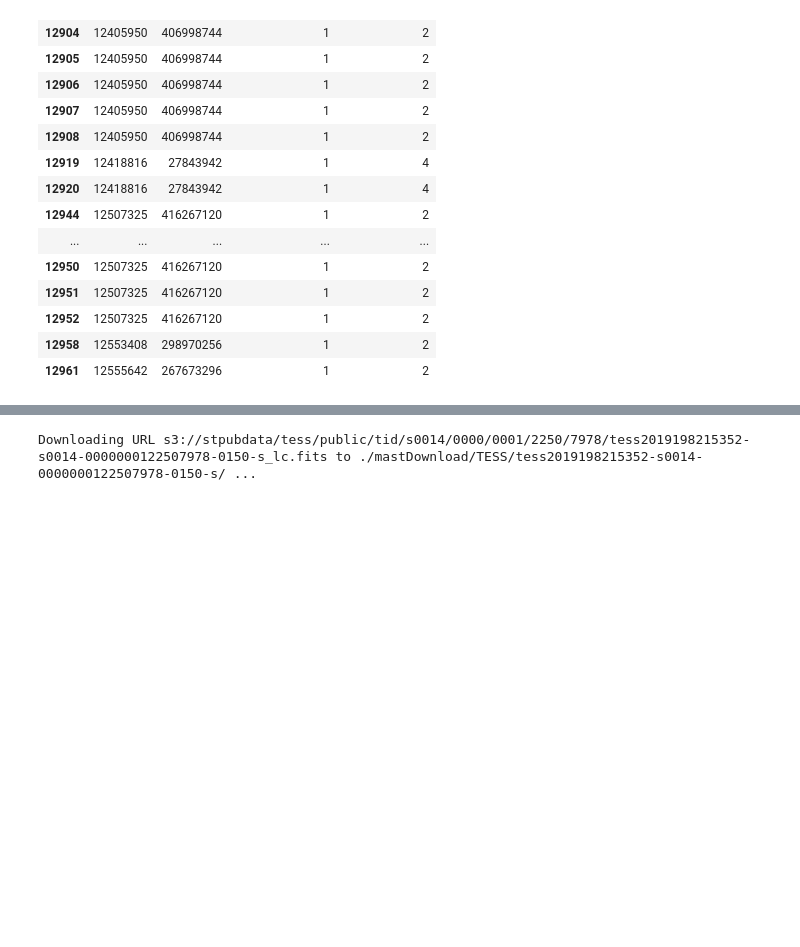
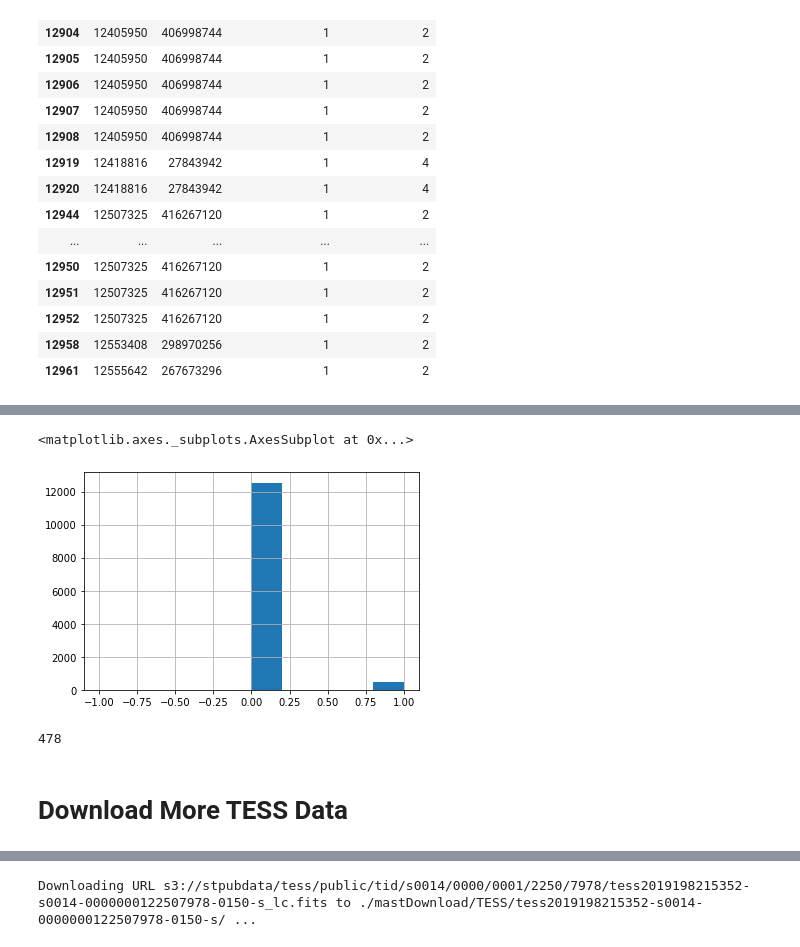
Before and after one commit to travisrmetz/w210, a Jupyter notebook: dataset-construction/cloud_data.ipynb, the cells around one changed output, grey strips where cells are left out. Saved outputs shown, nothing was run; the diff lists cells and outputs as text; code cells hidden in the pictures; blank space fills up the shorter version.

```diff
--- a/dataset-construction/cloud_data.ipynb
+++ b/dataset-construction/cloud_data.ipynb
@@ -234,3 +247,26 @@ def number_of_light_curves(tic):
         return -1
 
     return len(products)
+# %%
+def number_of_target_pixel_files(tic):
+    # supply TIC
+    # restrict the mission to TESS
+    try:
+        objectname = "TIC " + str(tic)
+        obs_table = Observations.query_criteria(obs_collection=['TESS'],
+                                            objectname=objectname,
+                                            radius=0)
+
+        if len(obs_table) > 0:
+            products = Observations.get_product_list(obs_table[0])
+            products = Observations.filter_products(products,
+                                                   dataproduct_type="timeseries",
+                                                   extension="fits",
+                                                   productType="SCIENCE",
+                                                   productSubGroupDescription="TP")
+        else:
+            return 0
+    except Exception as e:
+        return -1
+
+    return len(products)
@@ -323,0 +366,3 @@ joined_df[joined_df["tess_light_curves"] > 0].tail(20)
+# %%
+joined_df = pd.read_csv("joined.csv")
+joined_df.head()
@@ -323,0 +376,2 @@ joined_df[joined_df["tess_light_curves"] > 0].tail(20)
+# %%
+joined_df["target_pixel_files"] = joined_df["tic"].apply(number_of_target_pixel_files)
@@ -323,0 +394,10 @@ joined_df[joined_df["tess_light_curves"] > 0].tail(20)
+# %%
+joined_df["target_pixel_files"].hist()
+# %% [output]
+<matplotlib.axes._subplots.AxesSubplot at 0x...>
+[figure, added]
+# %%
+# 550 of the TICs have light curves
+len(joined_df[joined_df["target_pixel_files"] > 0])
+# %% [output]
+478
@@ -324,2 +406,4 @@ joined_df[joined_df["tess_light_curves"] > 0].tail(20)
+# %% [markdown]
+# Download More TESS Data
 # %%
 obs_table = Observations.query_criteria(obs_collection=['TESS'],
```
Also changed, not shown: parts of 13 cells of this notebook, 3 other files.
